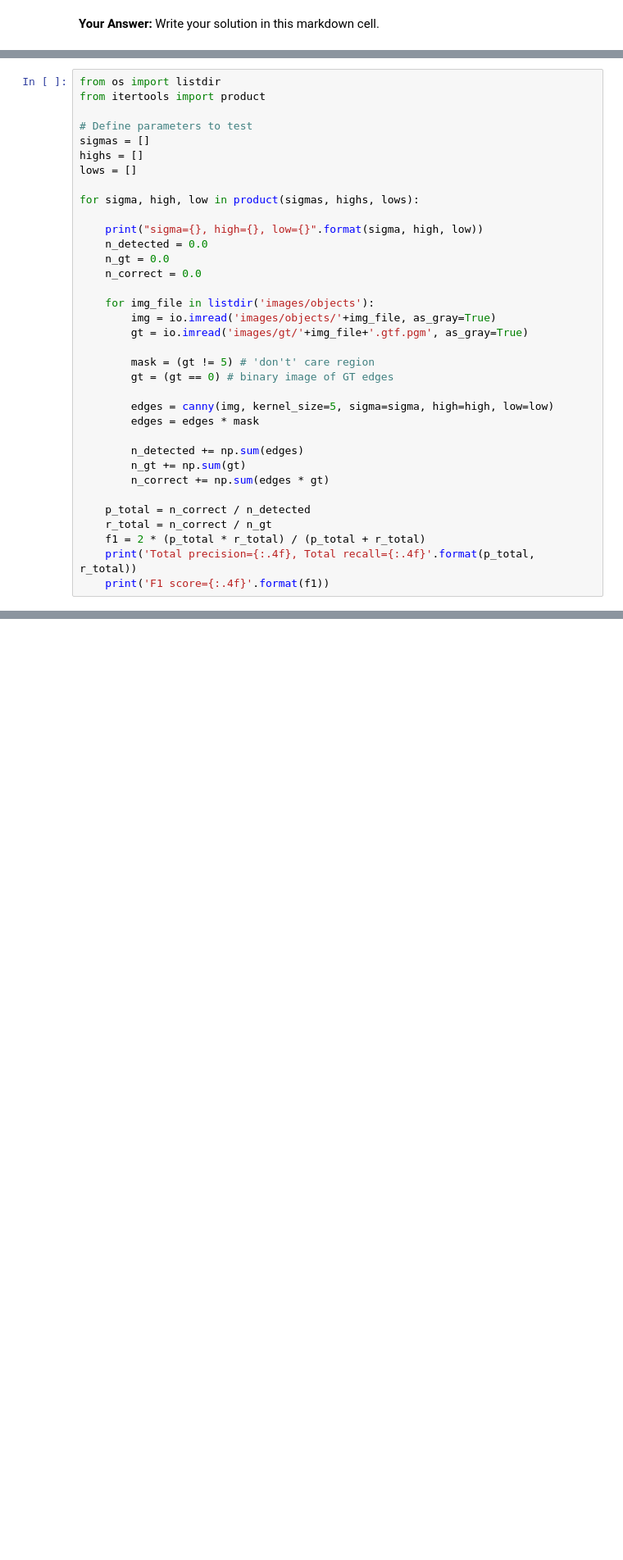
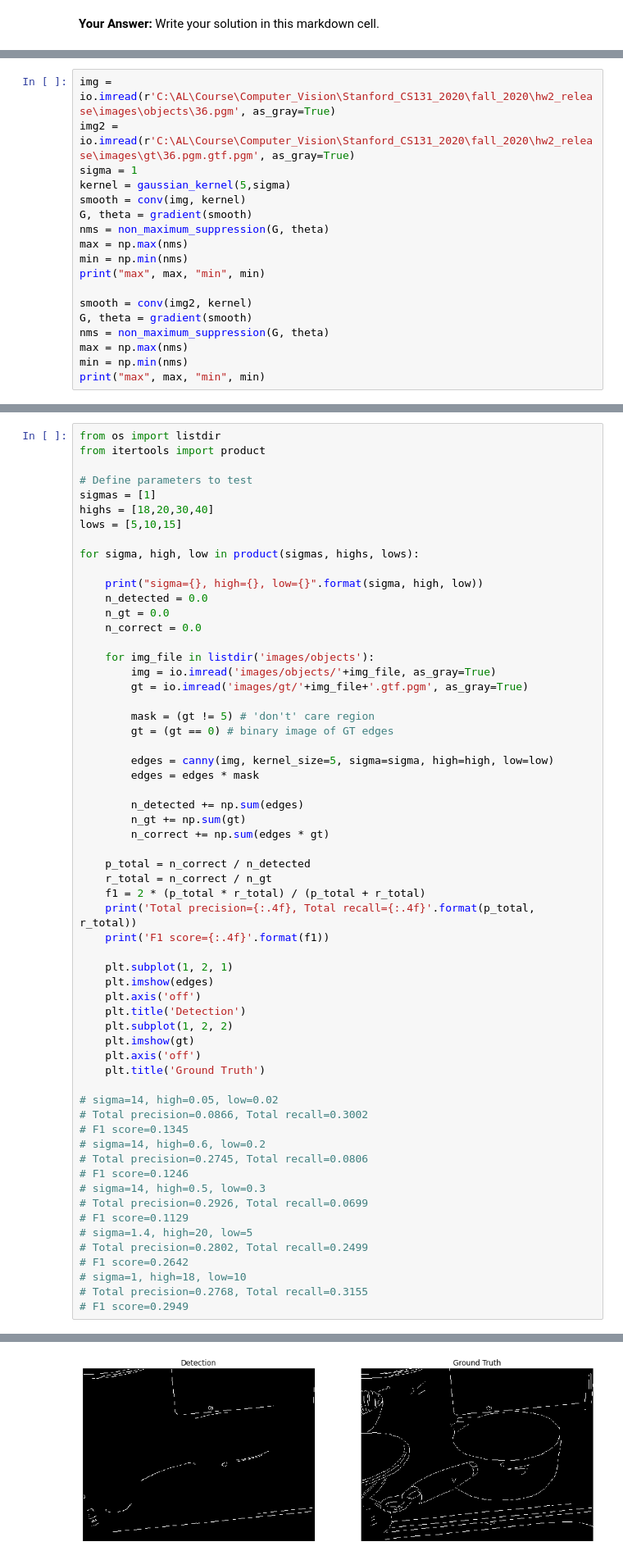
Before and after one commit to RRRChangeche/Stanford-cs131-2020, a Jupyter notebook: fall_2020/hw2_release/hw2.ipynb, the cells around one changed output, grey strips where cells are left out. Shown at 82% size. Cells and saved outputs as stored; diff of their text form; blank space fills up the shorter version.

```diff
--- a/fall_2020/hw2_release/hw2.ipynb
+++ b/fall_2020/hw2_release/hw2.ipynb
@@ -445,3 +533,21 @@ Will the rotated edge be detected using the same Canny edge detector? Provide ei
 # %% [markdown]
 ### Extra Credit: Optimizing Edge Detector
 One way of evaluating an edge detector is to compare detected edges with manually specified ground truth edges. Here, we use precision, recall and F1 score as evaluation metrics. We provide you 40 images of objects with ground truth edge annotations. Run the code below to compute precision, recall and F1 score over the entire set of images. Then, tweak the parameters of the Canny edge detector to get as high F1 score as possible. You should be able to achieve F1 score higher than 0.31 by carefully setting the parameters.
+# %%
+img = io.imread(r'C:\AL\Course\Computer_Vision\Stanford_CS131_2020\fall_2020\hw2_release\images\objects\36.pgm', as_gray=True)
+img2 = io.imread(r'C:\AL\Course\Computer_Vision\Stanford_CS131_2020\fall_2020\hw2_release\images\gt\36.pgm.gtf.pgm', as_gray=True)
+sigma = 1
+kernel = gaussian_kernel(5,sigma)
+smooth = conv(img, kernel)
+G, theta = gradient(smooth)
+nms = non_maximum_suppression(G, theta)
+max = np.max(nms)
+min = np.min(nms)
+print("max", max, "min", min)
+
+smooth = conv(img2, kernel)
+G, theta = gradient(smooth)
+nms = non_maximum_suppression(G, theta)
+max = np.max(nms)
+min = np.min(nms)
+print("max", max, "min", min)
@@ -450,9 +559,9 @@ from os import listdir
 from itertools import product
 
 # Define parameters to test
-sigmas = []
-highs = []
-lows = []
+sigmas = [1]
+highs = [18,20,30,40]
+lows = [5,10,15]
 
 for sigma, high, low in product(sigmas, highs, lows):
 
@@ -480,3 +589,29 @@ for sigma, high, low in product(sigmas, highs, lows):
     f1 = 2 * (p_total * r_total) / (p_total + r_total)
     print('Total precision={:.4f}, Total recall={:.4f}'.format(p_total, r_total))
     print('F1 score={:.4f}'.format(f1))
+
+    plt.subplot(1, 2, 1)
+    plt.imshow(edges)
+    plt.axis('off')
+    plt.title('Detection')
+    plt.subplot(1, 2, 2)
+    plt.imshow(gt)
+    plt.axis('off')
+    plt.title('Ground Truth')
+
+# sigma=14, high=0.05, low=0.02
+# Total precision=0.0866, Total recall=0.3002
+# F1 score=0.1345
+# sigma=14, high=0.6, low=0.2
+# Total precision=0.2745, Total recall=0.0806
+# F1 score=0.1246
+# sigma=14, high=0.5, low=0.3
+# Total precision=0.2926, Total recall=0.0699
+# F1 score=0.1129
+# sigma=1.4, high=20, low=5
+# Total precision=0.2802, Total recall=0.2499
+# F1 score=0.2642
+# sigma=1, high=18, low=10
+# Total precision=0.2768, Total recall=0.3155
+# F1 score=0.2949
+# %% [output]
@@ -483,3 +642,4 @@ for sigma, high, low in product(sigmas, highs, lows):
+[figure, added]
 # %% [markdown]
 ## Part2: Lane Detection (15 points)
 
```
Also changed, not shown: parts of 12 cells of this notebook, 7 other files.
